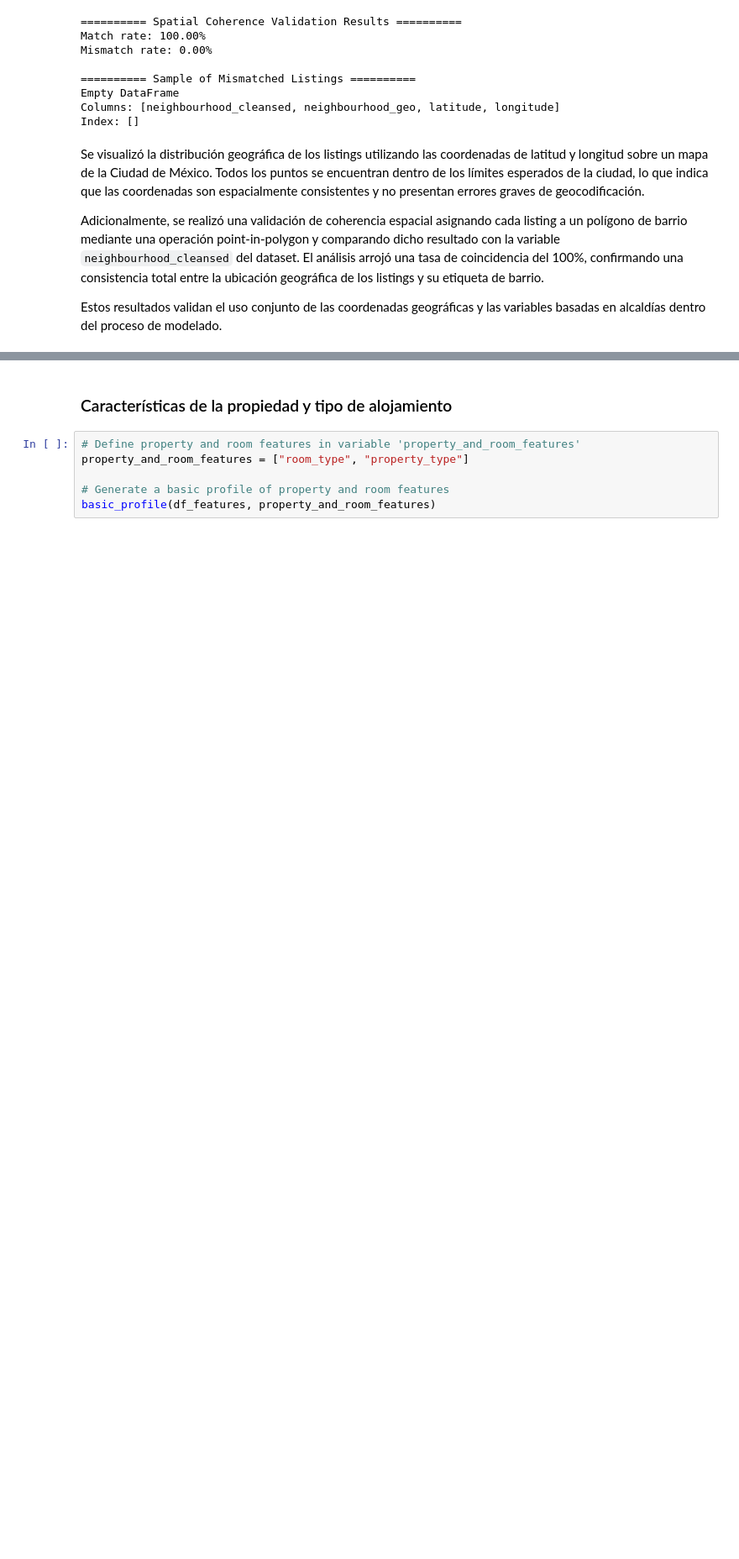
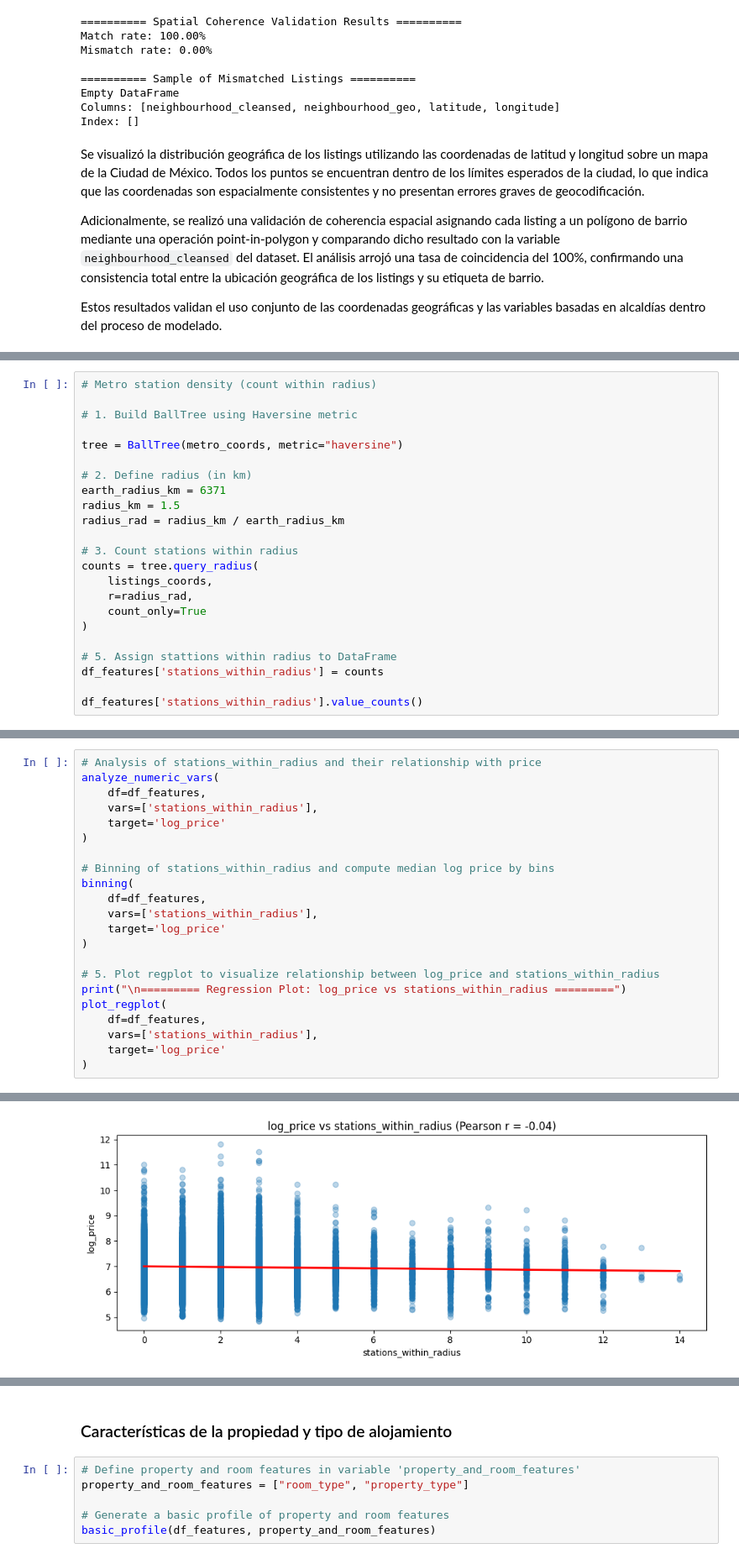
Before and after one commit to josue-rdgzcb/airbnb-price-prediction-cdmx, a Jupyter notebook: notebooks/01_data_exploration.ipynb, the cells around one changed output, grey strips where cells are left out. Shown at 84% size. Drawn from its saved outputs; the diff is of its cells as text; blank space fills up the shorter version.

```diff
--- a/notebooks/01_data_exploration.ipynb
+++ b/notebooks/01_data_exploration.ipynb
@@ -1609,0 +1803,23 @@ Estos resultados validan el uso conjunto de las coordenadas geográficas y las v
+# %%
+# Metro station density (count within radius)
+
+# 1. Build BallTree using Haversine metric
+
+tree = BallTree(metro_coords, metric="haversine")
+
+# 2. Define radius (in km)
+earth_radius_km = 6371
+radius_km = 1.5
+radius_rad = radius_km / earth_radius_km
+
+# 3. Count stations within radius
+counts = tree.query_radius(
+    listings_coords,
+    r=radius_rad,
+    count_only=True
+)
+
+# 5. Assign stattions within radius to DataFrame
+df_features['stations_within_radius'] = counts
+
+df_features['stations_within_radius'].value_counts()
@@ -1609,0 +1844,23 @@ Estos resultados validan el uso conjunto de las coordenadas geográficas y las v
+# %%
+# Analysis of stations_within_radius and their relationship with price
+analyze_numeric_vars(
+    df=df_features,
+    vars=['stations_within_radius'],
+    target='log_price'
+)
+
+# Binning of stations_within_radius and compute median log price by bins
+binning(
+    df=df_features,
+    vars=['stations_within_radius'],
+    target='log_price'
+)
+
+# 5. Plot regplot to visualize relationship between log_price and stations_within_radius
+print("\n========= Regression Plot: log_price vs stations_within_radius =========")
+plot_regplot(
+    df=df_features,
+    vars=['stations_within_radius'],
+    target='log_price'
+)
+# %% [output]
@@ -1609,0 +1884 @@ Estos resultados validan el uso conjunto de las coordenadas geográficas y las v
+[figure, added]
```
Also changed, not shown: parts of 65 cells of this notebook.
